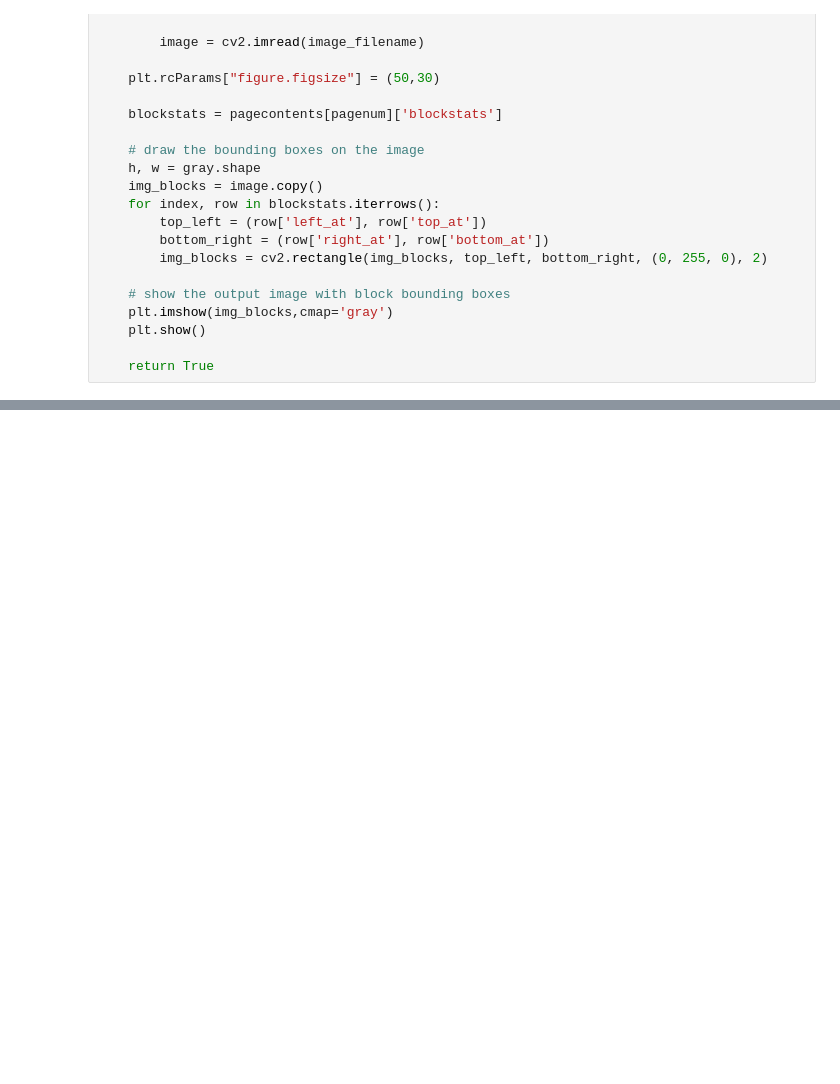
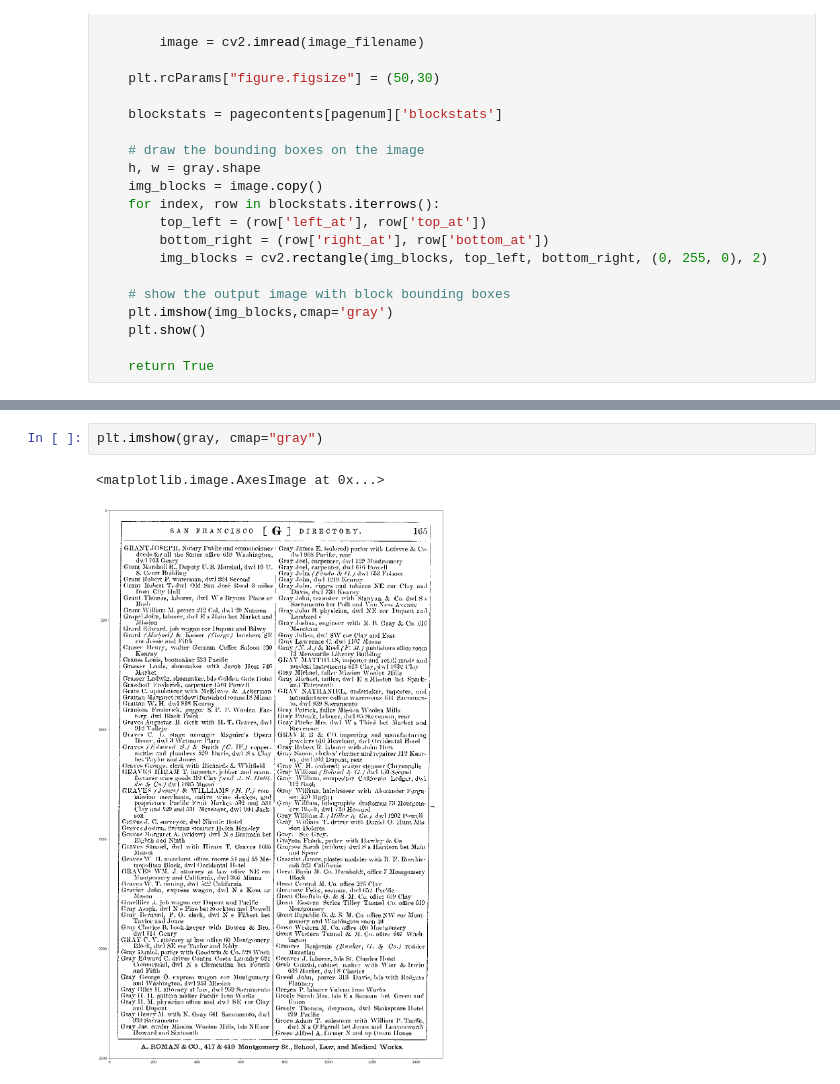
Before and after one commit to MattBrauer/ocr, a Jupyter notebook: readLangley.ipynb, the cells around one changed output, grey strips where cells are left out. Cells and saved outputs as stored; diff of their text form; blank space fills up the shorter version.

```diff
--- a/readLangley.ipynb
+++ b/readLangley.ipynb
@@ -423,0 +354,5 @@ pagenum
+# %%
+plt.imshow(gray, cmap="gray")
+# %% [output]
+<matplotlib.image.AxesImage at 0x...>
+[figure, added]
```
Also changed, not shown: parts of 22 cells of this notebook, 4 other files.
